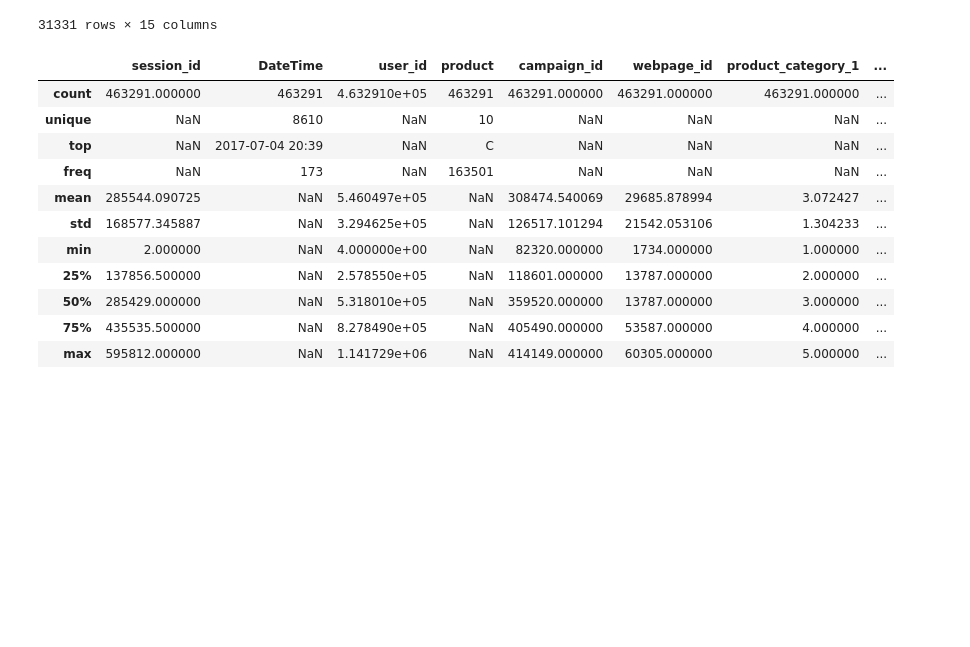
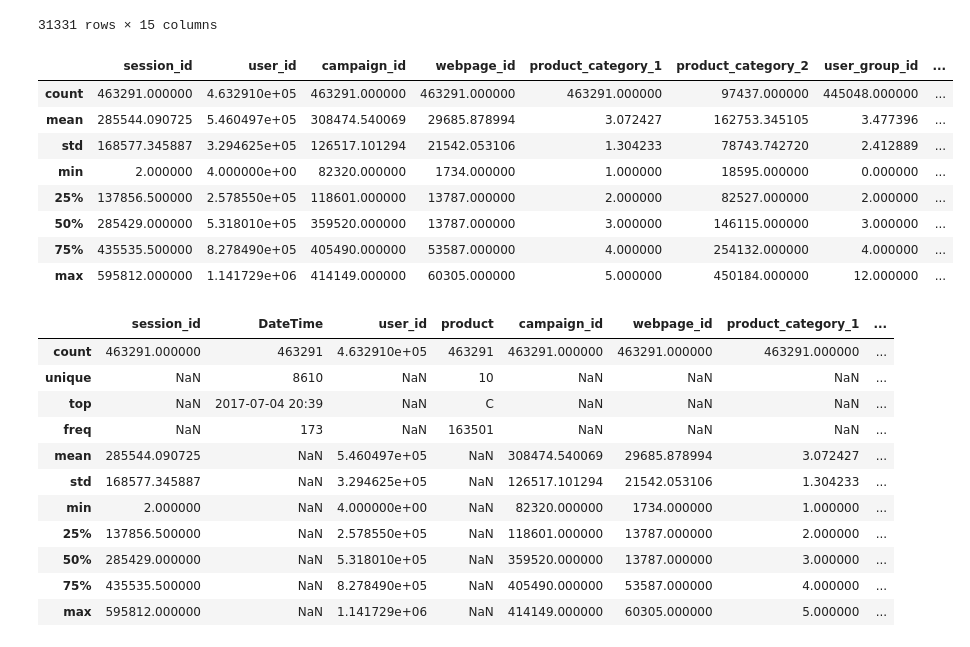
Before and after one commit to risarora/ML_recipes.md, a Jupyter notebook: AMX/AMX_HiringDrive.ipynb, the cells around one changed output. Drawn from its saved outputs; the diff is of its cells as text; code cells hidden in the pictures; blank space fills up the shorter version.

```diff
--- a/AMX/AMX_HiringDrive.ipynb
+++ b/AMX/AMX_HiringDrive.ipynb
@@ -83,6 +83,18 @@ clickisOne
 | 463187 | 567583 | 2017-07-07 23:48 | 328298 | H | 118601 | 28529 | 5 | ... |
 | 463256 | 332531 | 2017-07-07 23:56 | 881790 | H | 360936 | 13787 | 4 | ... |
 31331 rows × 15 columns
+# %%
+train.describe()
+# %% [output]
+|  | session_id | user_id | campaign_id | webpage_id | product_category_1 | product_category_2 | user_group_id | ... |
+| count | 463291.000000 | 4.632910e+05 | 463291.000000 | 463291.000000 | 463291.000000 | 97437.000000 | 445048.000000 | ... |
+| mean | 285544.090725 | 5.460497e+05 | 308474.540069 | 29685.878994 | 3.072427 | 162753.345105 | 3.477396 | ... |
+| std | 168577.345887 | 3.294625e+05 | 126517.101294 | 21542.053106 | 1.304233 | 78743.742720 | 2.412889 | ... |
+| min | 2.000000 | 4.000000e+00 | 82320.000000 | 1734.000000 | 1.000000 | 18595.000000 | 0.000000 | ... |
+| 25% | 137856.500000 | 2.578550e+05 | 118601.000000 | 13787.000000 | 2.000000 | 82527.000000 | 2.000000 | ... |
+| 50% | 285429.000000 | 5.318010e+05 | 359520.000000 | 13787.000000 | 3.000000 | 146115.000000 | 3.000000 | ... |
+| 75% | 435535.500000 | 8.278490e+05 | 405490.000000 | 53587.000000 | 4.000000 | 254132.000000 | 4.000000 | ... |
+| max | 595812.000000 | 1.141729e+06 | 414149.000000 | 60305.000000 | 5.000000 | 450184.000000 | 12.000000 | ... |
 # %%
 train.describe(include='all')
 # %% [output]
```
Also changed, not shown: parts of 5 cells of this notebook.
